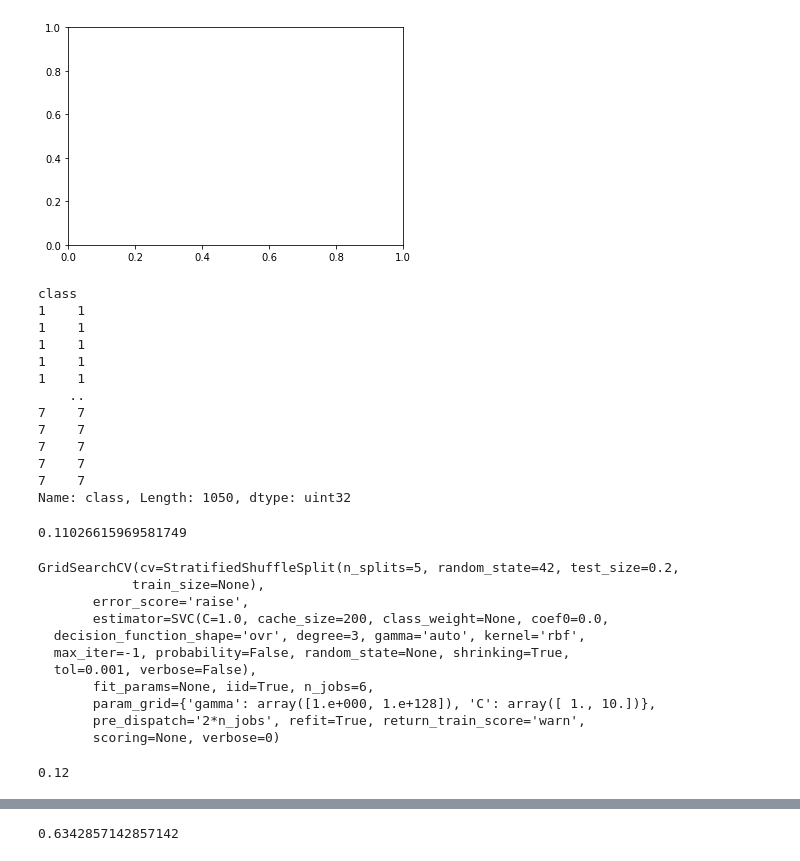
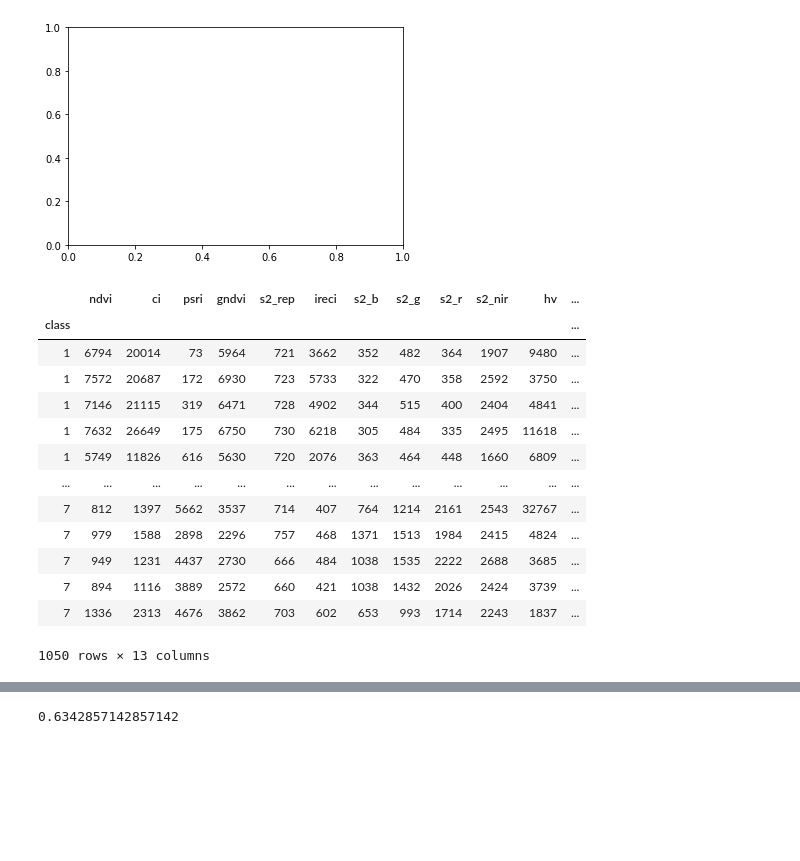
Before and after one commit to hidexxx/cocoa_upscale, a Jupyter notebook: data_exploration.ipynb, the cells around one changed output, grey strips where cells are left out. Cells and saved outputs as stored; diff of their text form; code cells hidden in the pictures; blank space fills up the shorter version.

Commit message:
More model exploring

```diff
--- a/data_exploration.ipynb
+++ b/data_exploration.ipynb
@@ -77,26 +72,3 @@ KeyboardInterrupt:
 # %%
 labels = sampled_data['class']
 features = sampled_data.loc[:,'ndvi':]
-# %%
-labels
-# %% [output]
-class
-1    1
-1    1
-1    1
-1    1
-1    1
-    ..
-7    7
-7    7
-7    7
-7    7
-7    7
-Name: class, Length: 1050, dtype: uint32
-# %%
-f_train, f_test, l_train, l_test = train_test_split(features, labels)
-model = SVC(kernel='rbf')
-model.fit(f_train, l_train)
-print(model.score(f_test, l_test))
-# %% [output]
-0.11026615969581749
@@ -105,25 +75,18 @@ print(model.score(f_test, l_test))
-# %%
-from sklearn.model_selection import StratifiedShuffleSplit, GridSearchCV
-C_range = np.logspace(0, 1, 2, base=10)  # base = 2 for a fine tuning
-gamma_range = np.logspace(0, 128, 2, base=10)
-param_grid = dict(gamma=gamma_range, C=C_range)
-cv = StratifiedShuffleSplit(n_splits=5, test_size=0.2, random_state=42)
-grid = GridSearchCV(SVC(), param_grid=param_grid, cv=cv, n_jobs=6)
-grid.fit(f_train, l_train)
-# %% [output]
-GridSearchCV(cv=StratifiedShuffleSplit(n_splits=5, random_state=42, test_size=0.2,
-            train_size=None),
-       error_score='raise',
-       estimator=SVC(C=1.0, cache_size=200, class_weight=None, coef0=0.0,
-  decision_function_shape='ovr', degree=3, gamma='auto', kernel='rbf',
-  max_iter=-1, probability=False, random_state=None, shrinking=True,
-  tol=0.001, verbose=False),
-       fit_params=None, iid=True, n_jobs=6,
-       param_grid={'gamma': array([1.e+000, 1.e+128]), 'C': array([ 1., 10.])},
-       pre_dispatch='2*n_jobs', refit=True, return_train_score='warn',
-       scoring=None, verbose=0)
-# %%
-grid.score(f_test, l_test)
-# %% [output]
-0.12
+# %%
+features
+# %% [output]
+|  | ndvi | ci | psri | gndvi | s2_rep | ireci | s2_b | s2_g | s2_r | s2_nir | hv | ... |
+| class |  |  |  |  |  |  |  |  |  |  |  | ... |
+| 1 | 6794 | 20014 | 73 | 5964 | 721 | 3662 | 352 | 482 | 364 | 1907 | 9480 | ... |
+| 1 | 7572 | 20687 | 172 | 6930 | 723 | 5733 | 322 | 470 | 358 | 2592 | 3750 | ... |
+| 1 | 7146 | 21115 | 319 | 6471 | 728 | 4902 | 344 | 515 | 400 | 2404 | 4841 | ... |
+| 1 | 7632 | 26649 | 175 | 6750 | 730 | 6218 | 305 | 484 | 335 | 2495 | 11618 | ... |
+| 1 | 5749 | 11826 | 616 | 5630 | 720 | 2076 | 363 | 464 | 448 | 1660 | 6809 | ... |
+| ... | ... | ... | ... | ... | ... | ... | ... | ... | ... | ... | ... | ... |
+| 7 | 812 | 1397 | 5662 | 3537 | 714 | 407 | 764 | 1214 | 2161 | 2543 | 32767 | ... |
+| 7 | 979 | 1588 | 2898 | 2296 | 757 | 468 | 1371 | 1513 | 1984 | 2415 | 4824 | ... |
+| 7 | 949 | 1231 | 4437 | 2730 | 666 | 484 | 1038 | 1535 | 2222 | 2688 | 3685 | ... |
+| 7 | 894 | 1116 | 3889 | 2572 | 660 | 421 | 1038 | 1432 | 2026 | 2424 | 3739 | ... |
+| 7 | 1336 | 2313 | 4676 | 3862 | 703 | 602 | 653 | 993 | 1714 | 2243 | 1837 | ... |
+1050 rows × 13 columns
 # %%
```
Also changed, not shown: parts of 5 cells of this notebook, 2 other files.
